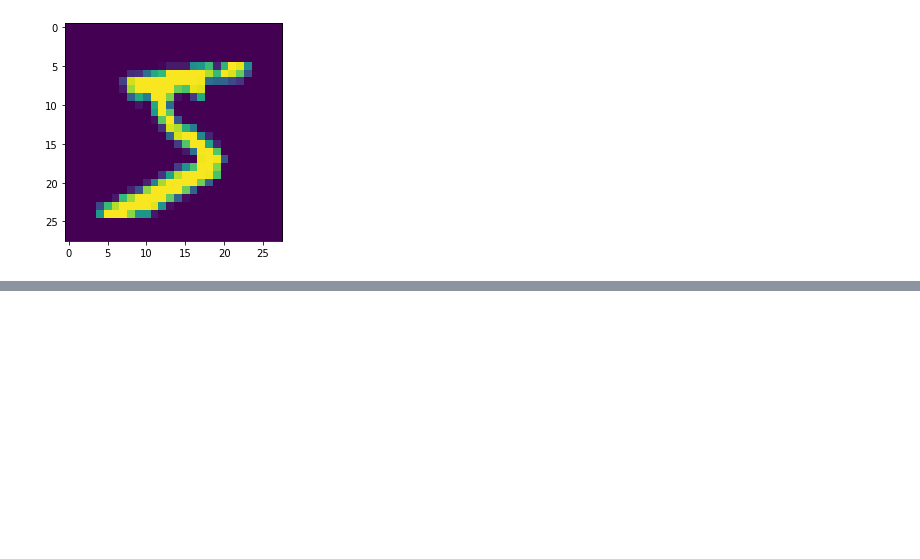
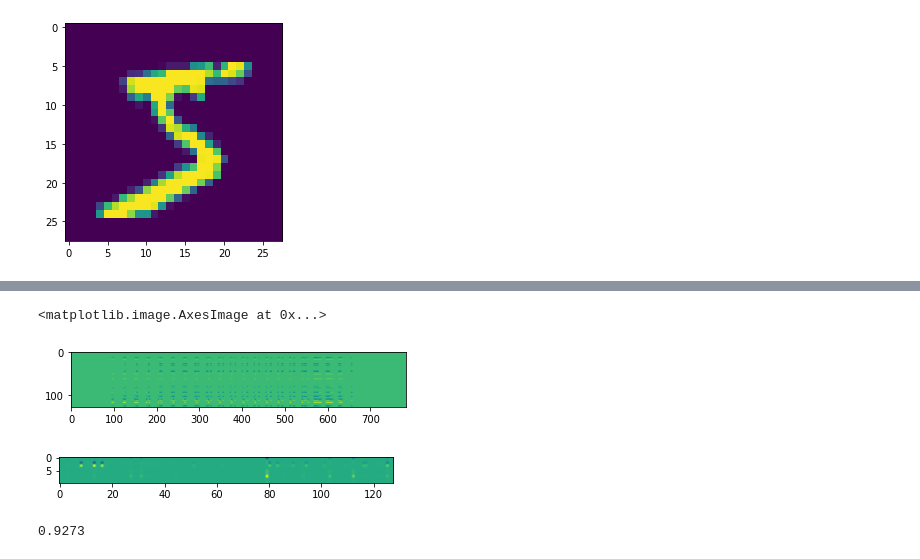
Before and after one commit to qiyangjie/explore_matrix_multiply, a Jupyter notebook: mnist_from_scratch.ipynb, the cells around one changed output, grey strips where cells are left out. Drawn from its saved outputs; the diff is of its cells as text; code cells hidden in the pictures; blank space fills up the shorter version.

```diff
--- a/mnist_from_scratch.ipynb
+++ b/mnist_from_scratch.ipynb
@@ -85,0 +114,37 @@ Y_test_preds = torch.argmax(model(torch.tensor(X_test.reshape((-1, 28*28))).floa
+# %%
+# compute gradients in torch
+
+samp = [0, 1, 2, 3]
+model.zero_grad()
+out = model(torch.tensor(X_test[samp].reshape((-1, 28*28))).float())
+out.retain_grad()
+loss = loss_function(out, torch.tensor(Y_test[samp]).long()).mean()
+loss.retain_grad()
+loss.backward()
+imshow(model.l1.weight.grad)
+figure()
+imshow(model.l2.weight.grad)
+# %% [output]
+<matplotlib.image.AxesImage at 0x...>
+[figure, added]
+[figure, added]
+# %%
+# copy weights from pytorch
+l1 = model.l1.weight.detach().numpy().T
+l2 = model.l2.weight.detach().numpy().T
+
+# numpy forward pass
+def forward(x):
+    x = x.dot(l1)
+    x = np.maximum(x, 0)
+    x = x.dot(l2)
+    return x
+
+def numpy_eval():
+    Y_test_preds_out = forward(X_test.reshape(-1, 28*28))
+    Y_test_preds = np.argmax(Y_test_preds_out, axis=1)
+    return (Y_test == Y_test_preds).mean()
+
+numpy_eval()
+# %% [output]
+0.9273
```
Also changed, not shown: parts of 5 cells of this notebook.
